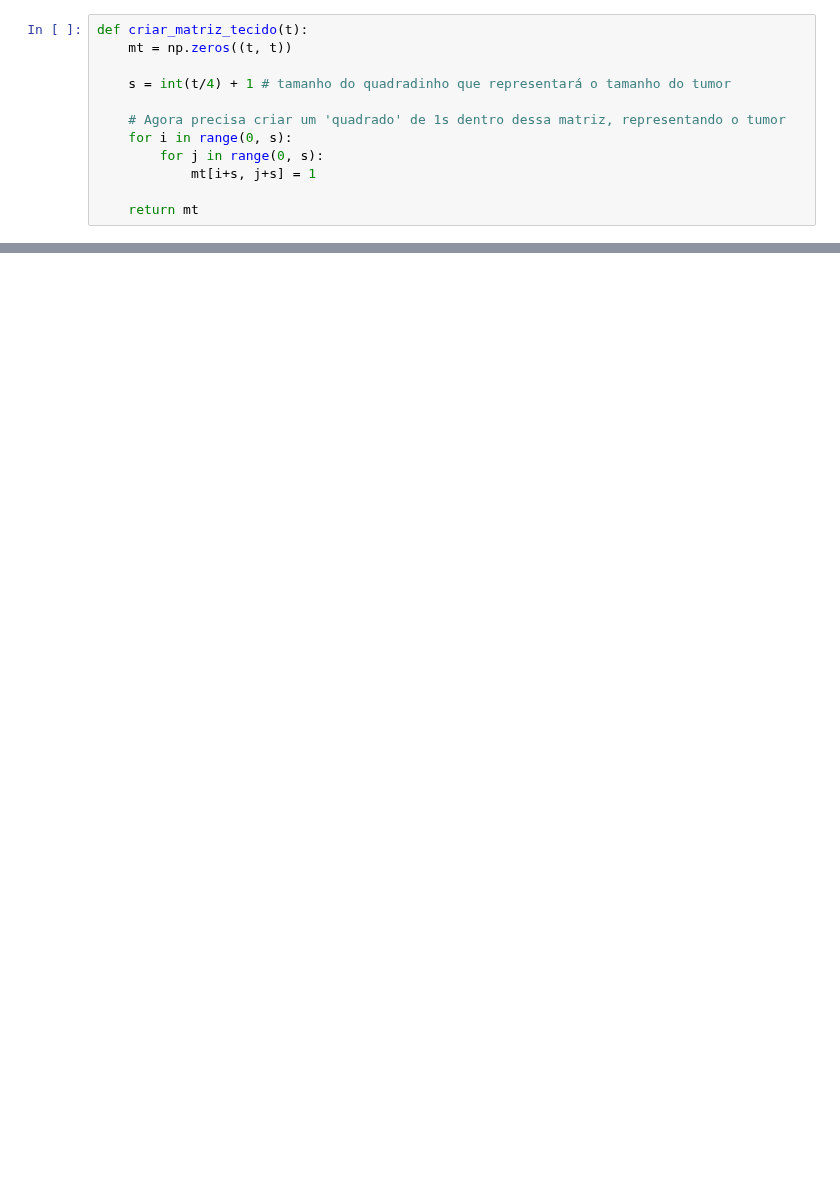
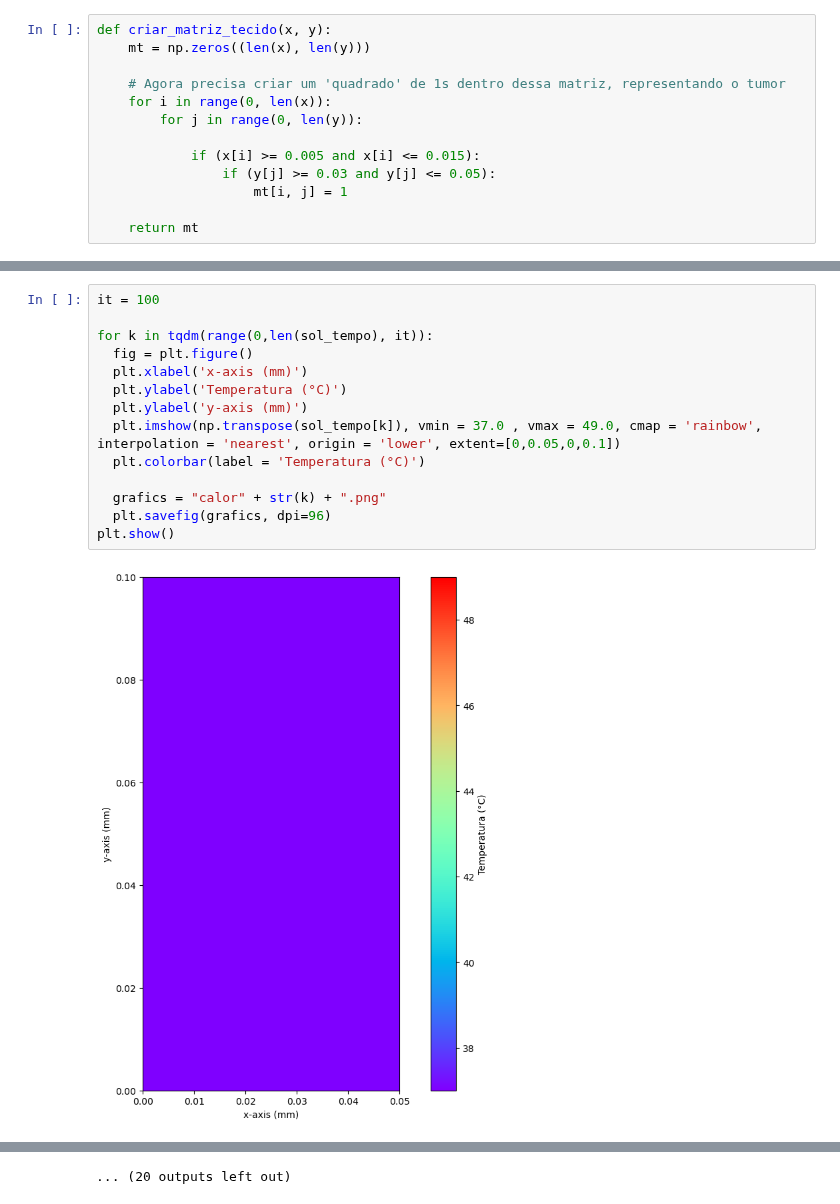
Before and after one commit to wasf84/pgmc-mestrado, a Jupyter notebook: metodos_discretos/trab1/trabalho2.ipynb, the cells around one changed output, grey strips where cells are left out. Cells and saved outputs as stored; diff of their text form; blank space fills up the shorter version.

```diff
--- a/metodos_discretos/trab1/trabalho2.ipynb
+++ b/metodos_discretos/trab1/trabalho2.ipynb
@@ -42,14 +53,15 @@ import numpy as np
 
 plt.rcParams['figure.figsize'] = [12, 10]
 # %%
-def criar_matriz_tecido(t):
-    mt = np.zeros((t, t))
-
-    s = int(t/4) + 1 # tamanho do quadradinho que representará o tamanho do tumor
+def criar_matriz_tecido(x, y):
+    mt = np.zeros((len(x), len(y)))
 
     # Agora precisa criar um 'quadrado' de 1s dentro dessa matriz, representando o tumor
-    for i in range(0, s):
-        for j in range(0, s):
-            mt[i+s, j+s] = 1
+    for i in range(0, len(x)):
+        for j in range(0, len(y)):
+
+            if (x[i] >= 0.005 and x[i] <= 0.015):
+                if (y[j] >= 0.03 and y[j] <= 0.05):
+                    mt[i, j] = 1
 
     return mt
@@ -228,0 +136,16 @@ plt.show()
+# %%
+it = 100
+
+for k in tqdm(range(0,len(sol_tempo), it)):
+  fig = plt.figure()
+  plt.xlabel('x-axis (mm)')
+  plt.ylabel('Temperatura (°C)')
+  plt.ylabel('y-axis (mm)')
+  plt.imshow(np.transpose(sol_tempo[k]), vmin = 37.0 , vmax = 49.0, cmap = 'rainbow', interpolation = 'nearest', origin = 'lower', extent=[0,0.05,0,0.1])
+  plt.colorbar(label = 'Temperatura (°C)')
+
+  grafics = "calor" + str(k) + ".png"
+  plt.savefig(grafics, dpi=96)
+plt.show()
+# %% [output]
+[figure, added]
@@ -228,0 +163 @@ plt.show()
+... (20 outputs left out)
```
Also changed, not shown: parts of 6 cells of this notebook, 13 other files.
